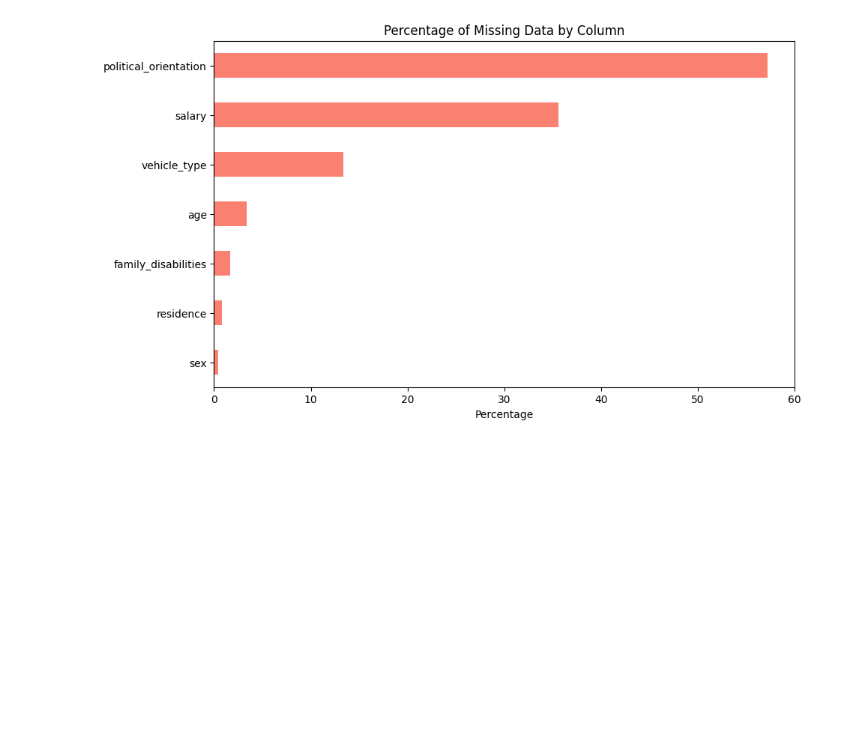
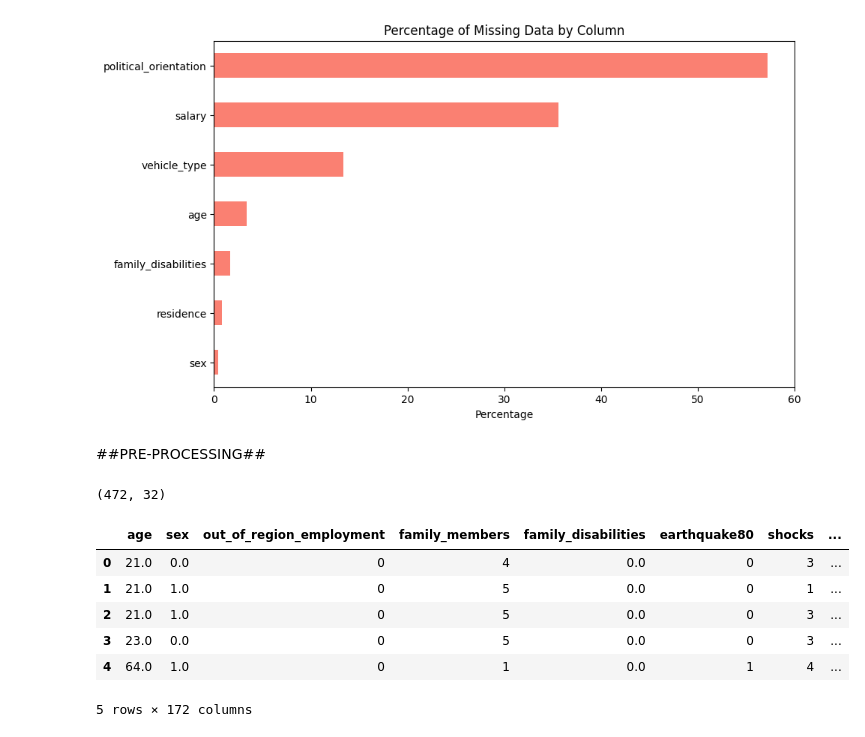
Before and after one commit to Flareboltex/CSE151A-Earthquake-ML-Project, a Jupyter notebook: CSE151A_Earthquake_ML_Project.ipynb, the cells around one changed output. Drawn from its saved outputs; the diff is of its cells as text; code cells hidden in the pictures; blank space fills up the shorter version.

```diff
--- a/CSE151A_Earthquake_ML_Project.ipynb
+++ b/CSE151A_Earthquake_ML_Project.ipynb
@@ -74,3 +101,5 @@ plt.xlabel('Percentage')
 plt.show()
 # %% [output]
 [figure]
+# %% [markdown]
+##PRE-PROCESSING##
@@ -76,0 +124,23 @@ plt.show()
+# %%
+print(data.shape)
+categorical_columns = [
+    'marital_status', 'residence', 'education', 'occupation',
+    'house_floor',
+    'political_orientation', 'abroad', 'out_of_region', 'out_of_region_earthquake',
+    'change_of_residence', 'change_of_residence_earthquake', 'red_zone_frequency',
+    'reception_centers', 'property_house', 'housing_type', 'elevator',
+    'vehicle_type', 'salary'
+]
+#data[categorical_columns].fillna('Unknown', inplace=True)
+encoded_df = pd.get_dummies(data, columns=categorical_columns, dummy_na=True)
+encoded_df = encoded_df.map(lambda x: int(x) if isinstance(x, bool) else x)
+encoded_df.head()
+# %% [output]
+(472, 32)
+|  | age | sex | out_of_region_employment | family_members | family_disabilities | earthquake80 | shocks | ... |
+| 0 | 21.0 | 0.0 | 0 | 4 | 0.0 | 0 | 3 | ... |
+| 1 | 21.0 | 1.0 | 0 | 5 | 0.0 | 0 | 1 | ... |
+| 2 | 21.0 | 1.0 | 0 | 5 | 0.0 | 0 | 3 | ... |
+| 3 | 23.0 | 0.0 | 0 | 5 | 0.0 | 0 | 3 | ... |
+| 4 | 64.0 | 1.0 | 0 | 1 | 0.0 | 1 | 4 | ... |
+5 rows × 172 columns
```
Also changed, not shown: parts of 16 cells of this notebook.
